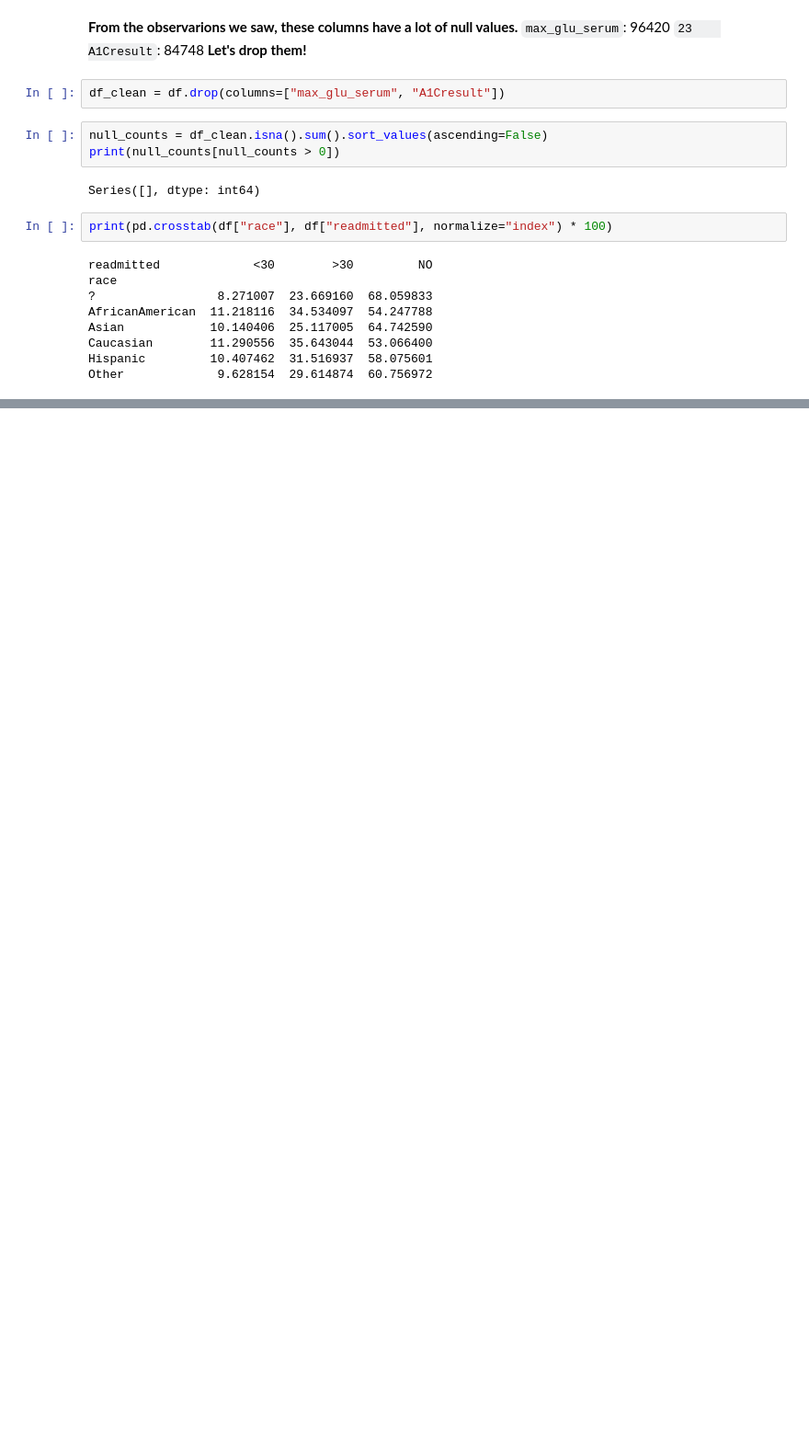
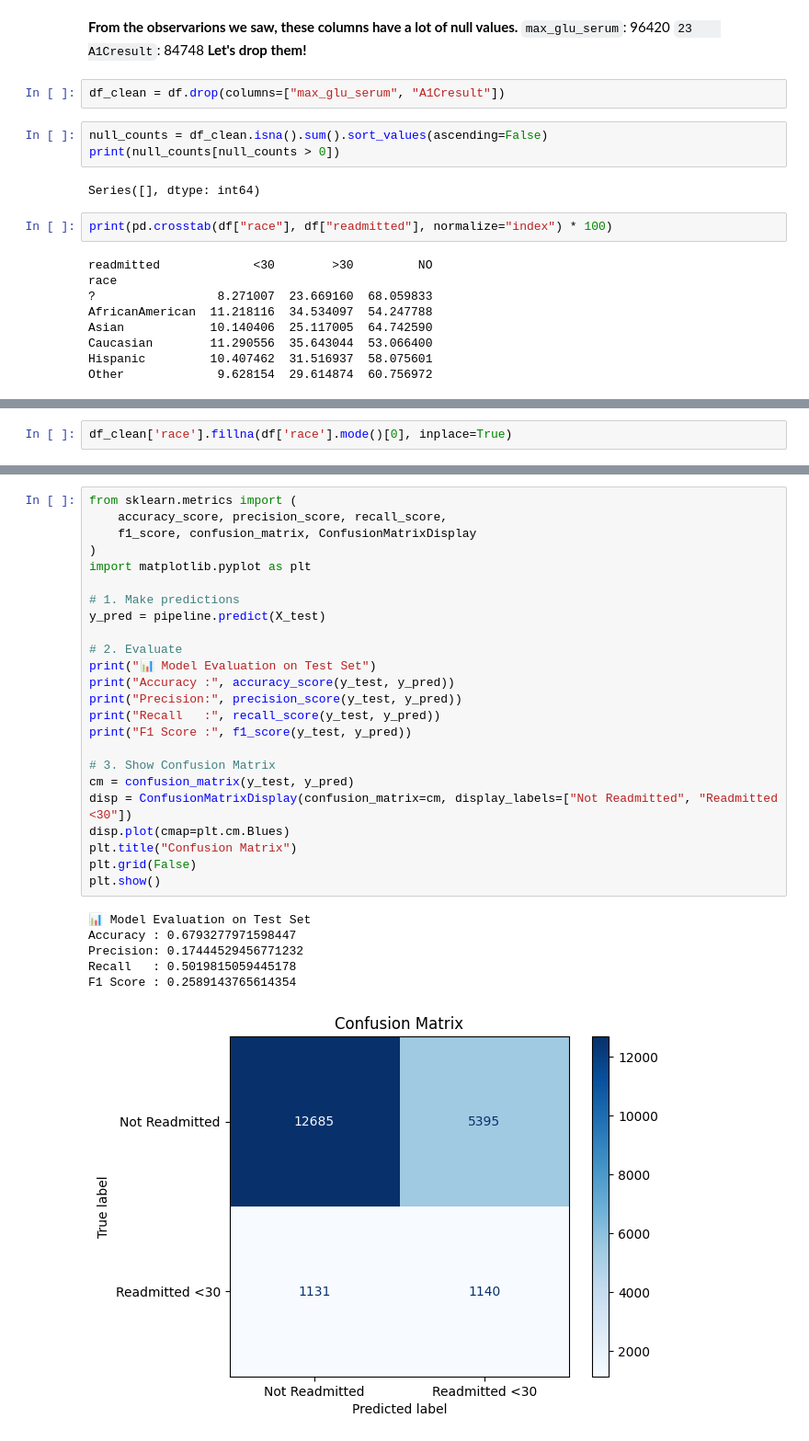
Before and after one commit to gihozo-Ds/ReAdmitAi, a Jupyter notebook: notebooks/Untitled-1.ipynb, the cells around one changed output, grey strips where cells are left out. Shown at 92% size. Saved outputs shown, nothing was run; the diff lists cells and outputs as text; blank space fills up the shorter version.

```diff
--- a/notebooks/Untitled-1.ipynb
+++ b/notebooks/Untitled-1.ipynb
@@ -107,0 +194,2 @@ print(df[num_cols].corr()["time_in_hospital"].sort_values(ascending=False))
+# %%
+df_clean['race'].fillna(df['race'].mode()[0], inplace=True)
@@ -107,0 +430,31 @@ print(df[num_cols].corr()["time_in_hospital"].sort_values(ascending=False))
+# %%
+from sklearn.metrics import (
+    accuracy_score, precision_score, recall_score,
+    f1_score, confusion_matrix, ConfusionMatrixDisplay
+)
+import matplotlib.pyplot as plt
+
+# 1. Make predictions
+y_pred = pipeline.predict(X_test)
+
+# 2. Evaluate
+print("📊 Model Evaluation on Test Set")
+print("Accuracy :", accuracy_score(y_test, y_pred))
+print("Precision:", precision_score(y_test, y_pred))
+print("Recall   :", recall_score(y_test, y_pred))
+print("F1 Score :", f1_score(y_test, y_pred))
+
+# 3. Show Confusion Matrix
+cm = confusion_matrix(y_test, y_pred)
+disp = ConfusionMatrixDisplay(confusion_matrix=cm, display_labels=["Not Readmitted", "Readmitted <30"])
+disp.plot(cmap=plt.cm.Blues)
+plt.title("Confusion Matrix")
+plt.grid(False)
+plt.show()
+# %% [output]
+📊 Model Evaluation on Test Set
+Accuracy : 0.6793277971598447
+Precision: 0.17444529456771232
+Recall   : 0.5019815059445178
+F1 Score : 0.2589143765614354
+[figure, added]
```
Also changed, not shown: parts of 37 cells of this notebook.
